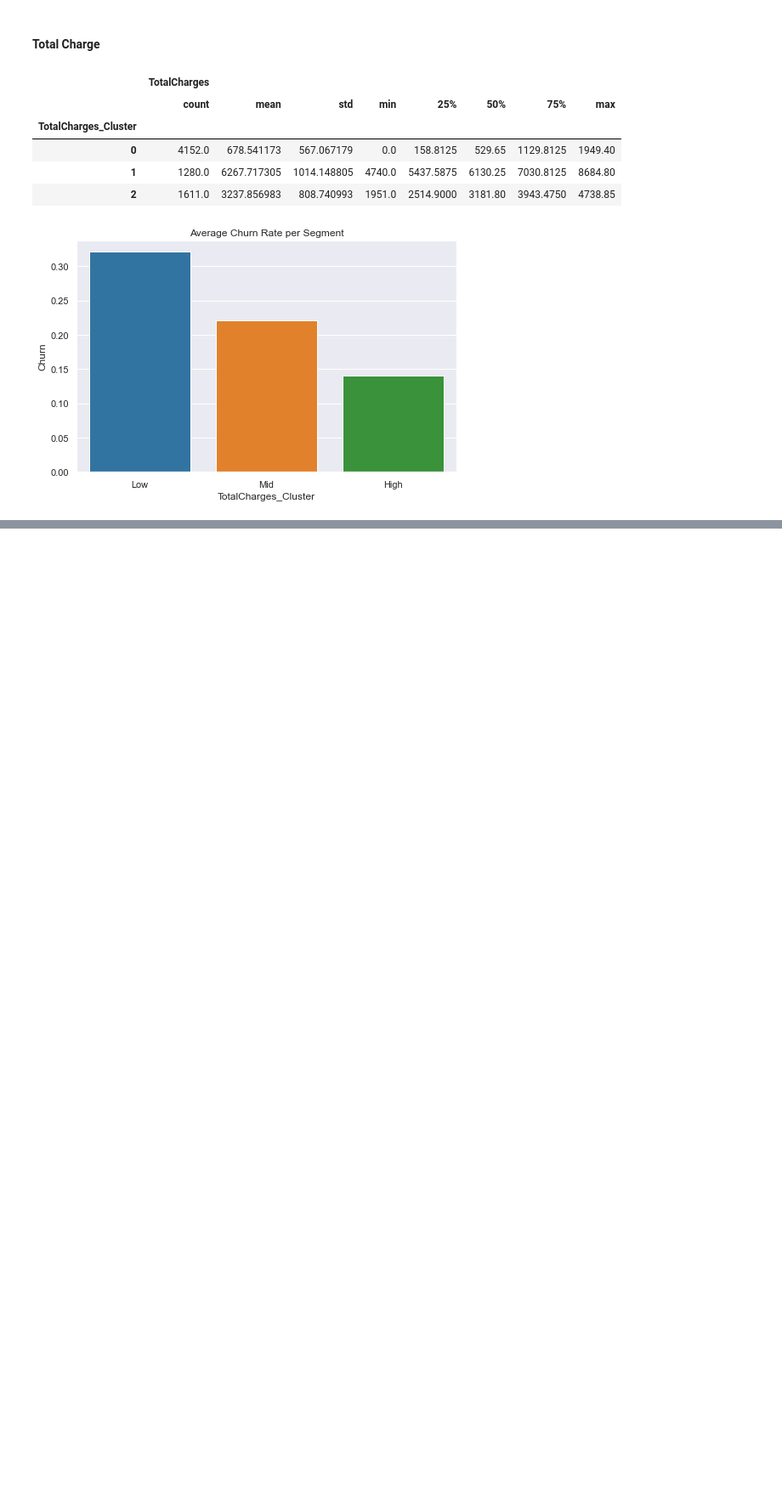
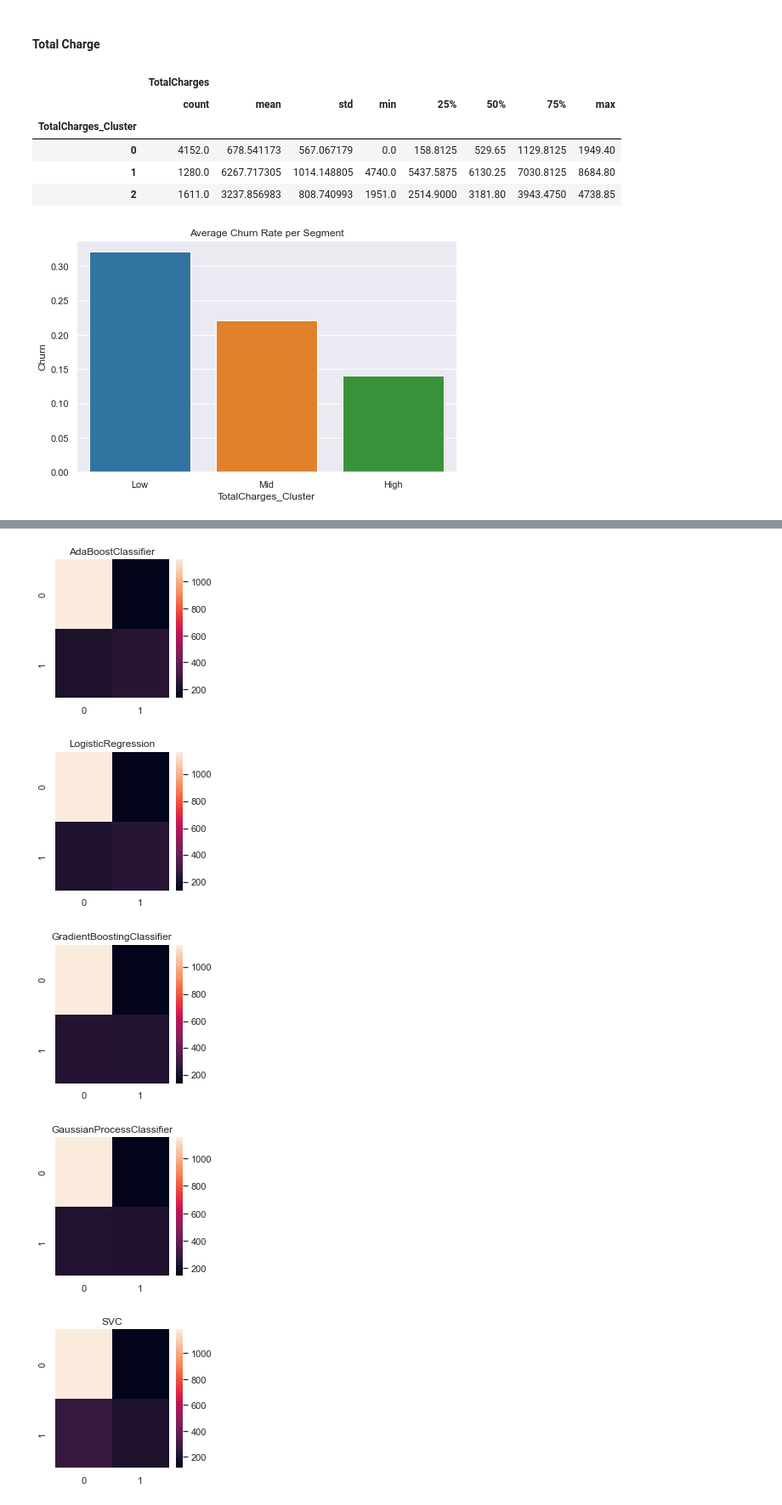
Before and after one commit to noahscantron/Telecom_Customer_Churn, a Jupyter notebook: Telecom_Customer_Churn.ipynb, the cells around one changed output, grey strips where cells are left out. Shown at 85% size. Cells and saved outputs as stored; diff of their text form; code cells hidden in the pictures; blank space fills up the shorter version.

Commit message:
Add preprocessing and initial exploratory modelling

```diff
--- a/Telecom_Customer_Churn.ipynb
+++ b/Telecom_Customer_Churn.ipynb
@@ -515,0 +637,12 @@ plt.title('Average Churn Rate per Segment');
+# %%
+# Convert the saved model performances from a dictionary to a DataFrame with the model names as indexes
+model_performance_df = pd.DataFrame(model_performance_dict).T
+# %%
+# Rename Runtime to include its measurement
+model_performance_df = model_performance_df.rename(columns={'Runtime':'Runtime (s)'})
+# %%
+# Rearrange the columns
+model_performance_df = model_performance_df[['Accuracy','Runtime (s)','Confusion Matrix','y_pred']]
+# %%
+# Sort the values by Accuracy DESC then Runtime ASC
+model_performance_df = model_performance_df.sort_values(by=['Accuracy','Runtime (s)'], ascending=[False, True])
@@ -515,0 +678,17 @@ plt.title('Average Churn Rate per Segment');
+# %%
+for cfn_mtx, model in zip(model_performance_df['Confusion Matrix'], model_performance_df.index):
+
+    for i, feature in enumerate(categoricals):
+        sns.heatmap(cfn_mtx, ax=ax[i//columns,i%columns])
+        ax[i//columns,i%columns].set_title(feature)
+
+
+    sns.heatmap(cfn_mtx)
+    plt.title(model)
+    plt.show()
+# %% [output]
+[figure, added]
+[figure, added]
+[figure, added]
+[figure, added]
+[figure, added]
```
Also changed, not shown: parts of 68 cells of this notebook.
